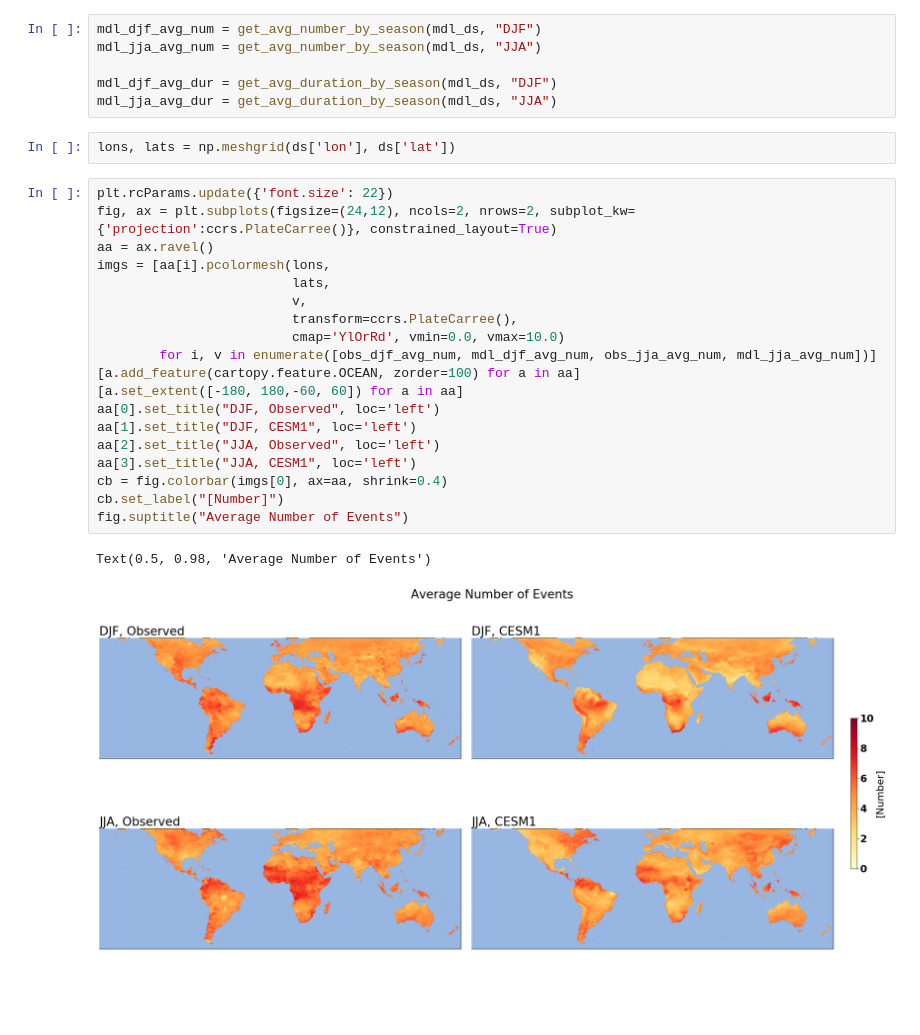
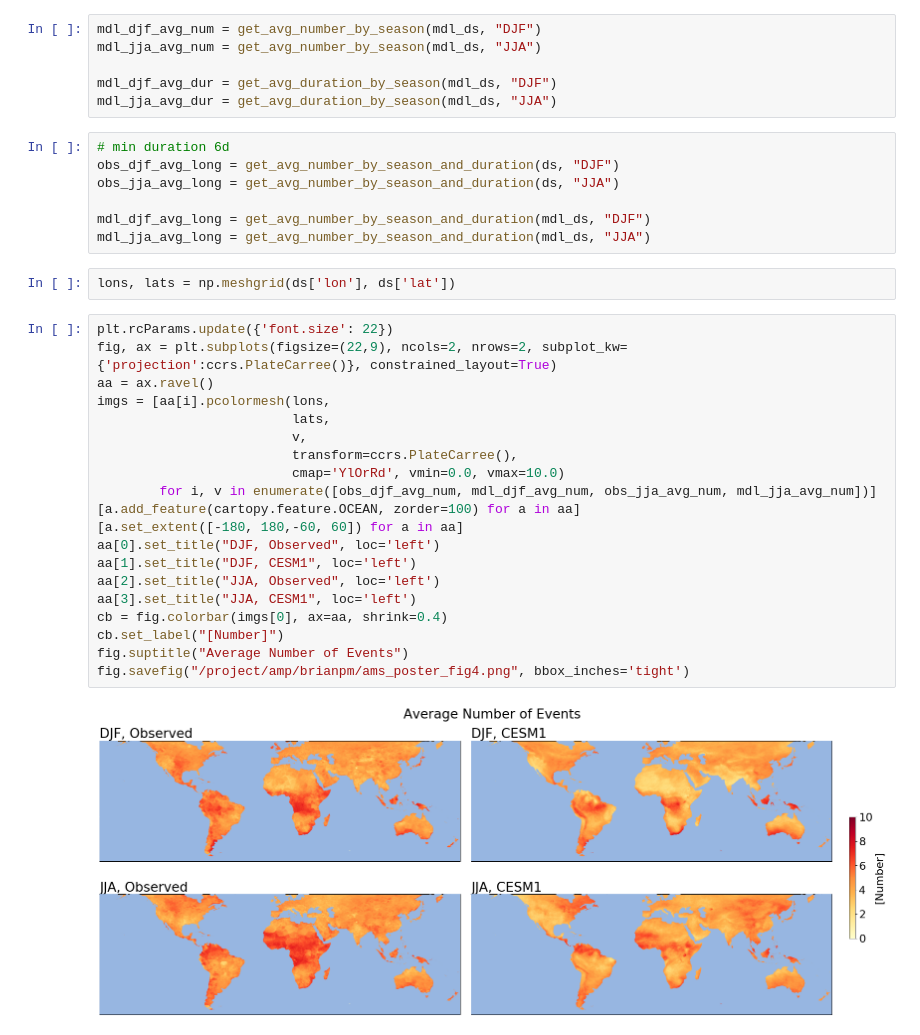
Before and after one commit to brianpm/TemperatureExtremes, a Jupyter notebook: notebooks/AMS_poster_maps.ipynb, the cells around one changed output. Drawn from its saved outputs; the diff is of its cells as text; blank space fills up the shorter version.

Commit message:
clean up, adding all files, pushing brian1; prepare for merge

```diff
--- a/notebooks/AMS_poster_maps.ipynb
+++ b/notebooks/AMS_poster_maps.ipynb
@@ -71,28 +88,35 @@ mdl_jja_avg_num = get_avg_number_by_season(mdl_ds, "JJA")
 
 mdl_djf_avg_dur = get_avg_duration_by_season(mdl_ds, "DJF")
 mdl_jja_avg_dur = get_avg_duration_by_season(mdl_ds, "JJA")
+# %%
+# min duration 6d
+obs_djf_avg_long = get_avg_number_by_season_and_duration(ds, "DJF")
+obs_jja_avg_long = get_avg_number_by_season_and_duration(ds, "JJA")
+
+mdl_djf_avg_long = get_avg_number_by_season_and_duration(mdl_ds, "DJF")
+mdl_jja_avg_long = get_avg_number_by_season_and_duration(mdl_ds, "JJA")
 # %%
 lons, lats = np.meshgrid(ds['lon'], ds['lat'])
 # %%
 plt.rcParams.update({'font.size': 22})
-fig, ax = plt.subplots(figsize=(24,12), ncols=2, nrows=2, subplot_kw={'projection':ccrs.PlateCarree()}, constrained_layout=True)
+fig, ax = plt.subplots(figsize=(22,9), ncols=2, nrows=2, subplot_kw={'projection':ccrs.PlateCarree()}, constrained_layout=True)
 aa = ax.ravel()
 imgs = [aa[i].pcolormesh(lons,
                          lats,
                          v,
                          transform=ccrs.PlateCarree(),
                          cmap='YlOrRd', vmin=0.0, vmax=10.0)
         for i, v in enumerate([obs_djf_avg_num, mdl_djf_avg_num, obs_jja_avg_num, mdl_jja_avg_num])]
 [a.add_feature(cartopy.feature.OCEAN, zorder=100) for a in aa]
 [a.set_extent([-180, 180,-60, 60]) for a in aa]
 aa[0].set_title("DJF, Observed", loc='left')
 aa[1].set_title("DJF, CESM1", loc='left')
 aa[2].set_title("JJA, Observed", loc='left')
 aa[3].set_title("JJA, CESM1", loc='left')
 cb = fig.colorbar(imgs[0], ax=aa, shrink=0.4)
 cb.set_label("[Number]")
 fig.suptitle("Average Number of Events")
+fig.savefig("/project/amp/brianpm/ams_poster_fig4.png", bbox_inches='tight')
 # %% [output]
-Text(0.5, 0.98, 'Average Number of Events')
-[figure, old version]
+[figure, new version]
 # %%
```
Also changed, not shown: parts of 5 cells of this notebook, 6 other files.
